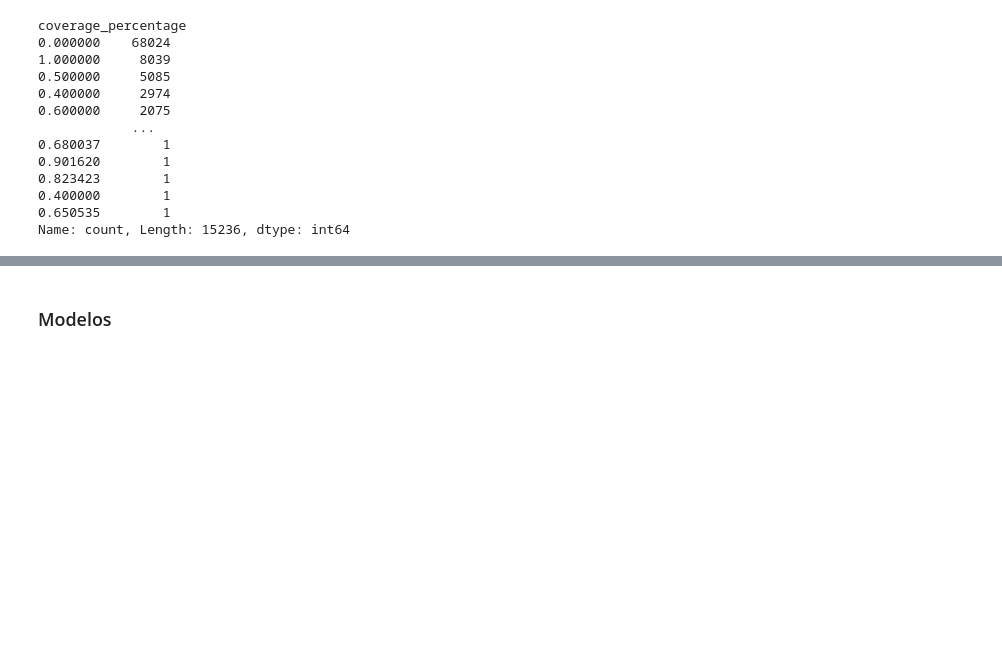
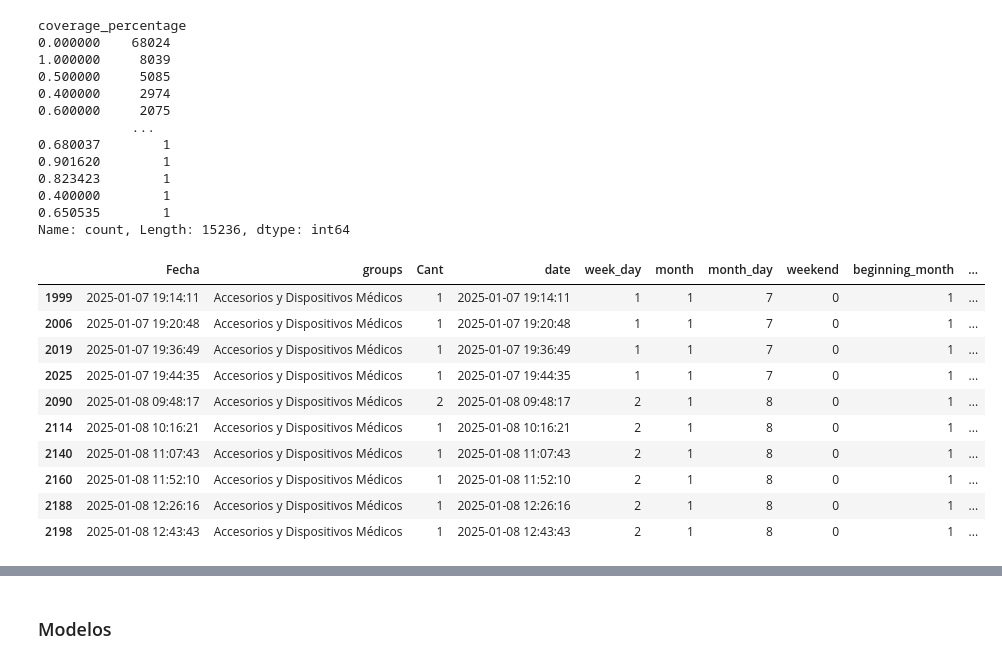
Before and after one commit to 4GeeksAcademy/sp-ml-20-final-project-g2, a Jupyter notebook: src/eda-ineta.ipynb, the cells around one changed output, grey strips where cells are left out. Cells and saved outputs as stored; diff of their text form; code cells hidden in the pictures; blank space fills up the shorter version.

```diff
--- a/src/eda-ineta.ipynb
+++ b/src/eda-ineta.ipynb
@@ -1014,0 +1017,33 @@ Name: count, Length: 15236, dtype: int64
+# %%
+# To create sales time series
+df_group = df_group.sort_values(['groups', 'Fecha'])
+# %%
+# To create calendar features
+df_group['date'] = pd.to_datetime(df_group['Fecha'])
+df_group['week_day'] = df_group['Fecha'].dt.dayofweek
+df_group['month'] = df_group['Fecha'].dt.month
+df_group['month_day'] = df_group['Fecha'].dt.day
+df_group['weekend'] = df_group['week_day'].isin([5,6]).astype(int)
+df_group['beginning_month'] = (df_group['month_day'] <= 10).astype(int)
+# %%
+# To create features from the past
+for lag in [1, 7, 14, 30]:
+    df_group[f'cant_lag_{lag}'] = df_group.groupby('groups')['Cant'].shift(lag)
+# %%
+# The average of the last 7 and 30 days
+df_group['rolling_7'] = df_group.groupby('groups')['Cant'].transform(lambda x: x.rolling(7).mean())
+df_group['rolling_30'] = df_group.groupby('groups')['Cant'].transform(lambda x: x.rolling(30).mean())
+# %%
+df_group.head(10)
+# %% [output]
+|  | Fecha | groups | Cant | date | week_day | month | month_day | weekend | beginning_month | ... |
+| 1999 | 2025-01-07 19:14:11 | Accesorios y Dispositivos Médicos | 1 | 2025-01-07 19:14:11 | 1 | 1 | 7 | 0 | 1 | ... |
+| 2006 | 2025-01-07 19:20:48 | Accesorios y Dispositivos Médicos | 1 | 2025-01-07 19:20:48 | 1 | 1 | 7 | 0 | 1 | ... |
+| 2019 | 2025-01-07 19:36:49 | Accesorios y Dispositivos Médicos | 1 | 2025-01-07 19:36:49 | 1 | 1 | 7 | 0 | 1 | ... |
+| 2025 | 2025-01-07 19:44:35 | Accesorios y Dispositivos Médicos | 1 | 2025-01-07 19:44:35 | 1 | 1 | 7 | 0 | 1 | ... |
+| 2090 | 2025-01-08 09:48:17 | Accesorios y Dispositivos Médicos | 2 | 2025-01-08 09:48:17 | 2 | 1 | 8 | 0 | 1 | ... |
+| 2114 | 2025-01-08 10:16:21 | Accesorios y Dispositivos Médicos | 1 | 2025-01-08 10:16:21 | 2 | 1 | 8 | 0 | 1 | ... |
+| 2140 | 2025-01-08 11:07:43 | Accesorios y Dispositivos Médicos | 1 | 2025-01-08 11:07:43 | 2 | 1 | 8 | 0 | 1 | ... |
+| 2160 | 2025-01-08 11:52:10 | Accesorios y Dispositivos Médicos | 1 | 2025-01-08 11:52:10 | 2 | 1 | 8 | 0 | 1 | ... |
+| 2188 | 2025-01-08 12:26:16 | Accesorios y Dispositivos Médicos | 1 | 2025-01-08 12:26:16 | 2 | 1 | 8 | 0 | 1 | ... |
+| 2198 | 2025-01-08 12:43:43 | Accesorios y Dispositivos Médicos | 1 | 2025-01-08 12:43:43 | 2 | 1 | 8 | 0 | 1 | ... |
```
Also changed, not shown: parts of 19 cells of this notebook.
